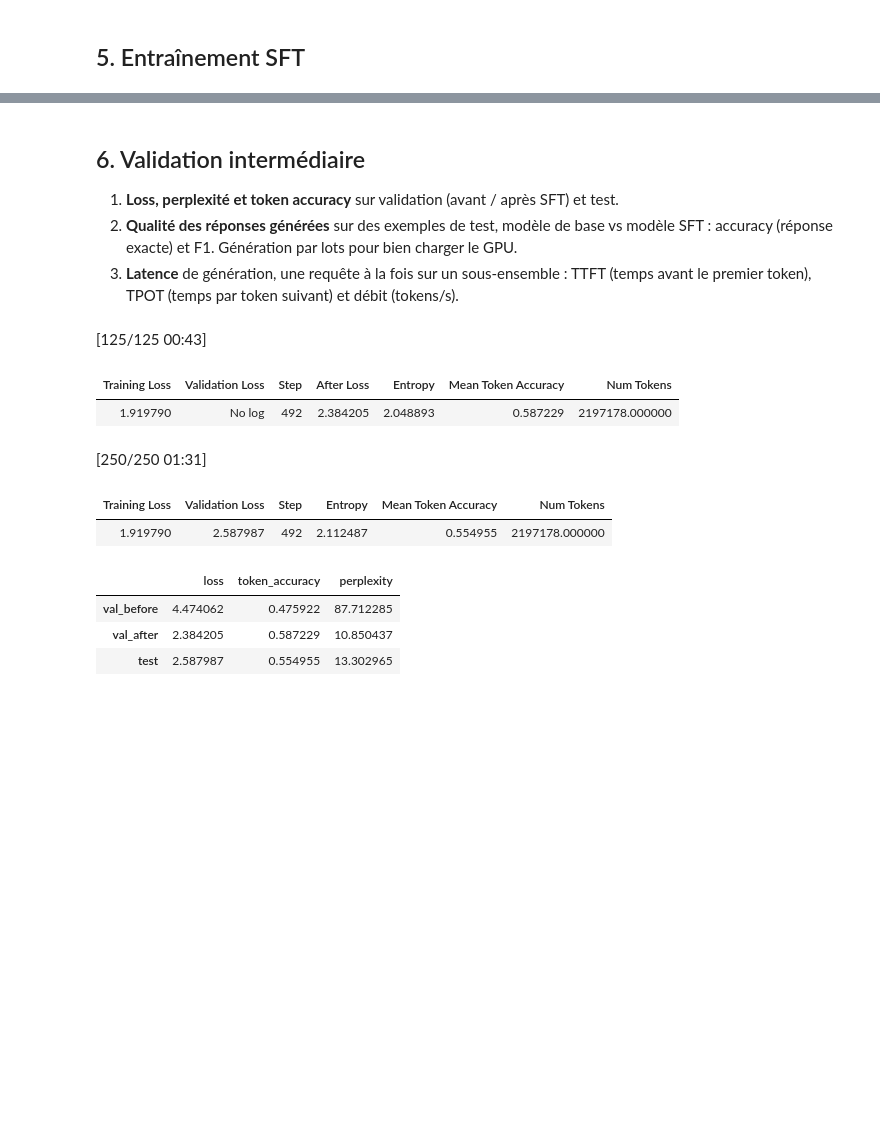
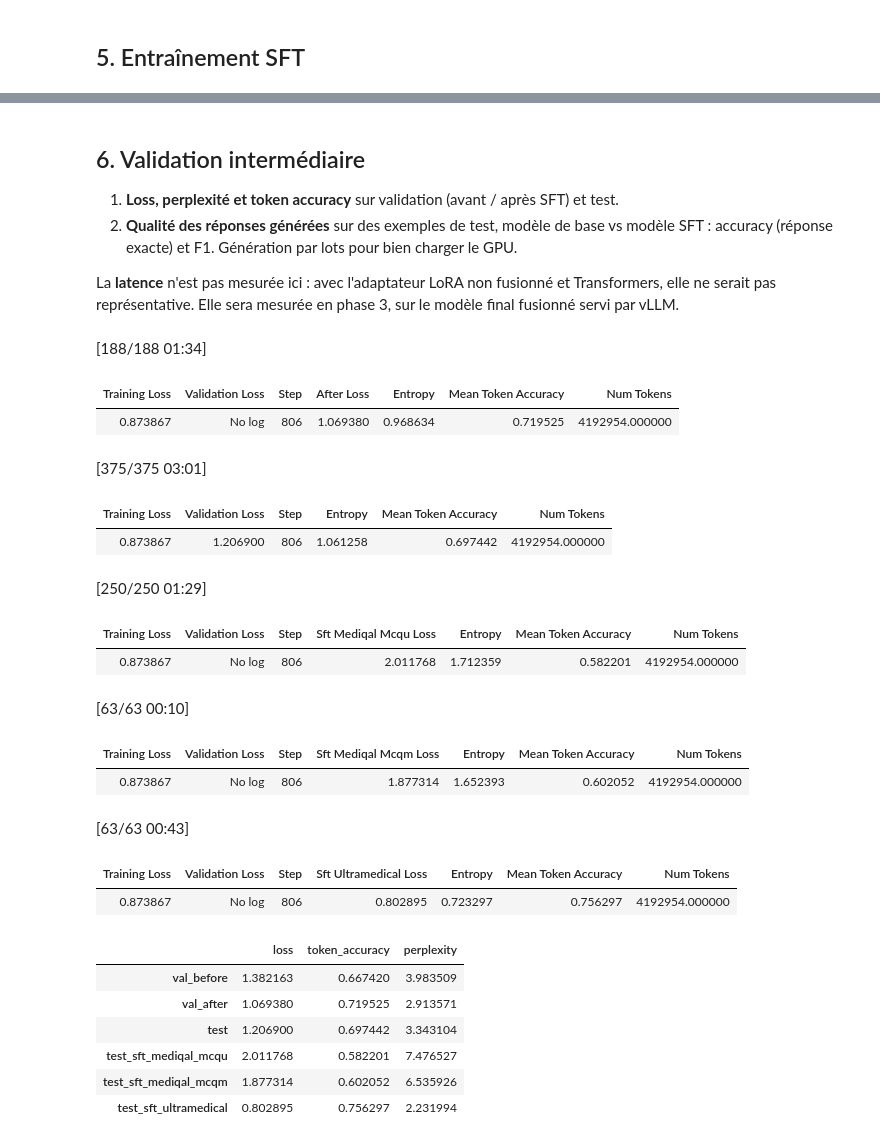
Before and after one commit to ObiYohan/AI_agent_for_medical_triage, a Jupyter notebook: notebook/sft_lora.ipynb, the cells around one changed output, grey strips where cells are left out. Drawn from its saved outputs; the diff is of its cells as text; code cells hidden in the pictures; blank space fills up the shorter version.

```diff
--- a/notebook/sft_lora.ipynb
+++ b/notebook/sft_lora.ipynb
@@ -76,13 +79,21 @@ def to_prompt_completion(record):
     return {"prompt": record["messages"][:-1], "completion": record["messages"][-1:]}
 
 
-splits = load_dataset("json", data_files=DATA_FILES)
+# Chaque source garde son découpage train / validation / test ; les sources sont ensuite mélangées
+parts = {split: [] for split in ("train", "validation", "test")}
+for stem, lang in SFT_DATASETS.items():
+    files = {split: f"../data/anonymized/{stem}_{split}.anonymized.jsonl" for split in parts}
+    ds = load_dataset("json", data_files=files).select_columns(["messages"])
+    for split, part in ds.items():
+        parts[split].append(part.add_column("source", [stem] * len(part)).add_column("lang", [lang] * len(part)))
+
+splits = DatasetDict({split: concatenate_datasets(p).shuffle(seed=SEED) for split, p in parts.items()})
 splits = splits.map(to_prompt_completion, remove_columns=["messages"])
-for name, ds in splits.items():
-    print(f"{name}: {len(ds)} exemples")
 
-# Petit run : sous-échantillon
+# Petit run : sous-échantillon (toutes sources mélangées)
 if SMALL_RUN:
-    for name, size in {"train": 50, "validation": 15, "test": 8}.items():
+    for name, size in {"train": 50, "validation": 15, "test": 24}.items():
         splits[name] = splits[name].select(range(size))
+
+pd.DataFrame({name: pd.Series(ds["source"]).value_counts() for name, ds in splits.items()}).fillna(0).astype(int)
 # %% [output]
@@ -94,10 +106,14 @@ test: 1996 exemples
 # %%
 tokenizer = AutoTokenizer.from_pretrained(MODEL_NAME)
 
-# Gabarit ChatML
+# Gabarit ChatML, avec une réponse de l'assistant terminée par <|endoftext|> (eos_token) au lieu de <|im_end|>.
+# Dans Qwen3-Base, <|im_start|> et <|im_end|> n'ont jamais été entraînés (embeddings à leur valeur d'initialisation)
+# et LoRA ne modifie pas les embeddings : le modèle ne peut pas apprendre à produire <|im_end|>, donc à s'arrêter.
+# <|endoftext|> a été appris au pré-entraînement : le modèle sait le prédire, et vLLM s'arrête dessus par défaut.
 tokenizer.chat_template = (
     "{% for message in messages %}"
-    "{{ '<|im_start|>' + message['role'] + '\n' + message['content'] + '<|im_end|>\n' }}"
+    "{{ '<|im_start|>' + message['role'] + '\n' + message['content'] }}"
+    "{% if message['role'] == 'assistant' %}{{ eos_token }}{% else %}{{ '<|im_end|>\n' }}{% endif %}"
     "{% endfor %}"
     "{% if add_generation_prompt %}{{ '<|im_start|>assistant\n' }}{% endif %}"
 )
@@ -241,31 +262,54 @@ run_config = {
 
 1. **Loss, perplexité et token accuracy** sur validation (avant / après SFT) et test.
 2. **Qualité des réponses générées** sur des exemples de test, modèle de base vs modèle SFT : accuracy (réponse exacte) et F1. Génération par lots pour bien charger le GPU.
-3. **Latence** de génération, une requête à la fois sur un sous-ensemble : TTFT (temps avant le premier token), TPOT (temps par token suivant) et débit (tokens/s).
+
+La **latence** n'est pas mesurée ici : avec l'adaptateur LoRA non fusionné et Transformers, elle ne serait pas représentative. Elle sera mesurée en phase 3, sur le modèle final fusionné servi par vLLM.
 # %%
 val_after = trainer.evaluate(metric_key_prefix="val_after")
 test_metrics = trainer.evaluate(splits["test"], metric_key_prefix="test")
 
 # token_accuracy : part des tokens de la réponse attendue que le modèle prédit correctement
 # (TRL la nomme « eval_mean_token_accuracy » quel que soit le préfixe : on la renomme ici)
 evaluations = {"val_before": val_before, "val_after": val_after, "test": test_metrics}
 summary = pd.DataFrame({
     name: {"loss": m[f"{name}_loss"], "token_accuracy": m["eval_mean_token_accuracy"]}
     for name, m in evaluations.items()
 }).T
 summary["perplexity"] = summary["loss"].map(math.exp)
-summary
+
+# Même mesure sur le test, source par source : chaque format doit être appris
+per_source = {}
+for source in SFT_DATASETS:
+    subset = splits["test"].filter(lambda example: example["source"] == source)
+    if len(subset):
+        m = trainer.evaluate(subset, metric_key_prefix=f"test_{source}")
+        per_source[f"test_{source}"] = {"loss": m[f"test_{source}_loss"], "token_accuracy": m["eval_mean_token_accuracy"]}
+per_source_summary = pd.DataFrame(per_source).T
+per_source_summary["perplexity"] = per_source_summary["loss"].map(math.exp)
+pd.concat([summary, per_source_summary])
 # %% [output]
-[125/125 00:43]
+[188/188 01:34]
 | Training Loss | Validation Loss | Step | After Loss | Entropy | Mean Token Accuracy | Num Tokens |
-| 1.919790 | No log | 492 | 2.384205 | 2.048893 | 0.587229 | 2197178.000000 |
+| 0.873867 | No log | 806 | 1.069380 | 0.968634 | 0.719525 | 4192954.000000 |
-[250/250 01:31]
+[375/375 03:01]
 | Training Loss | Validation Loss | Step | Entropy | Mean Token Accuracy | Num Tokens |
-| 1.919790 | 2.587987 | 492 | 2.112487 | 0.554955 | 2197178.000000 |
+| 0.873867 | 1.206900 | 806 | 1.061258 | 0.697442 | 4192954.000000 |
+[250/250 01:29]
-|  | loss | token_accuracy | perplexity |
-| val_before | 4.474062 | 0.475922 | 87.712285 |
-| val_after | 2.384205 | 0.587229 | 10.850437 |
-| test | 2.587987 | 0.554955 | 13.302965 |
+| Training Loss | Validation Loss | Step | Sft Mediqal Mcqu Loss | Entropy | Mean Token Accuracy | Num Tokens |
+| 0.873867 | No log | 806 | 2.011768 | 1.712359 | 0.582201 | 4192954.000000 |
+[63/63 00:10]
+| Training Loss | Validation Loss | Step | Sft Mediqal Mcqm Loss | Entropy | Mean Token Accuracy | Num Tokens |
+| 0.873867 | No log | 806 | 1.877314 | 1.652393 | 0.602052 | 4192954.000000 |
+[63/63 00:43]
+| Training Loss | Validation Loss | Step | Sft Ultramedical Loss | Entropy | Mean Token Accuracy | Num Tokens |
+| 0.873867 | No log | 806 | 0.802895 | 0.723297 | 0.756297 | 4192954.000000 |
+|  | loss | token_accuracy | perplexity |
+| val_before | 1.382163 | 0.667420 | 3.983509 |
+| val_after | 1.069380 | 0.719525 | 2.913571 |
+| test | 1.206900 | 0.697442 | 3.343104 |
+| test_sft_mediqal_mcqu | 2.011768 | 0.582201 | 7.476527 |
+| test_sft_mediqal_mcqm | 1.877314 | 0.602052 | 6.535926 |
+| test_sft_ultramedical | 0.802895 | 0.756297 | 2.231994 |
 # %%
 IM_END_ID = tokenizer.convert_tokens_to_ids("<|im_end|>")
 STOP_IDS = [IM_END_ID, tokenizer.eos_token_id]
```
Also changed, not shown: parts of 32 cells of this notebook, 4 other files.
